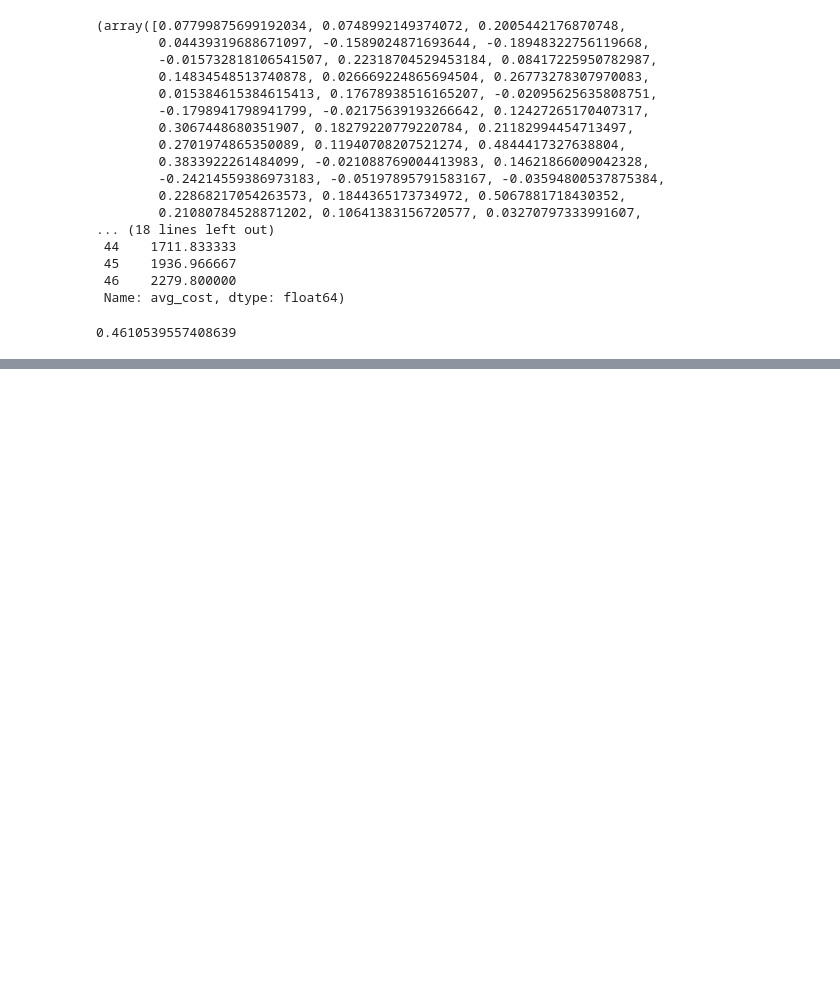
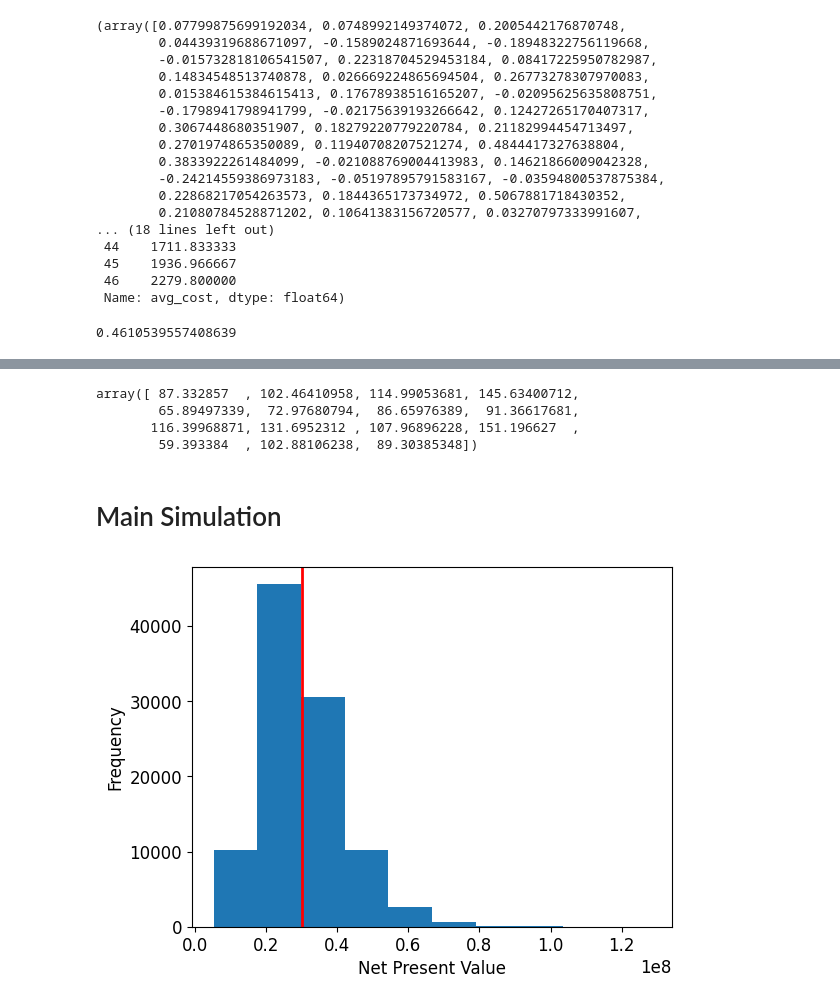
Before and after one commit to yangrchen/blue5-spring-one-homework, a Jupyter notebook: simulation/HW2/yang.ipynb, the cells around one changed output, grey strips where cells are left out. Saved outputs shown, nothing was run; the diff lists cells and outputs as text; code cells hidden in the pictures; blank space fills up the shorter version.

Commit message:
Final simulation HW2 code

```diff
--- a/simulation/HW2/yang.ipynb
+++ b/simulation/HW2/yang.ipynb
@@ -107,0 +191,3 @@ plt.show()
+# %%
+price_projections = pd.read_excel("Analysis_Data.xlsx", header=2, sheet_name="Price Projections")
+price_projections
@@ -107,0 +212,40 @@ plt.show()
+# %%
+def calculate_oil_price():
+    return np.array([rng.triangular(left=price_projections.loc[i, "Low Oil Price"], mode=price_projections.loc[i, "AEO2023 Reference"], right=price_projections.loc[i, "High Oil Price"]) for i in range(NUM_YEARS)])
+
+calculate_oil_price()
+# %% [output]
+array([ 87.332857  , 102.46410958, 114.99053681, 145.63400712,
+        65.89497339,  72.97680794,  86.65976389,  91.36617681,
+       116.39968871, 131.6952312 , 107.96896228, 151.196627  ,
+        59.393384  , 102.88106238,  89.30385348])
+# %%
+def calculate_operating_expenses(annual_production: np.ndarray, annual_revenue: np.ndarray) -> np.ndarray:
+    operating_costs = rng.normal(2.25, 0.30, size=NUM_YEARS)
+    annual_operating_expenses = operating_costs * annual_production + 0.046 * annual_revenue
+    return annual_operating_expenses
+# %% [markdown]
+# Main Simulation
+# %%
+net_present_values = []
+for i in tqdm(range(SIM_SIZE), desc="Calculating NPV"):
+    initial_cost = norm_data[i] + calculate_initial_expenses(is_dry=False)
+    annual_prod = calculate_annual_production(init_production[i], decline_rate[i])
+    oil_prices = calculate_oil_price()
+    net_revenue_interest = rng.normal(0.75, 0.02, size=NUM_YEARS)
+    annual_revenue = annual_prod * oil_prices * net_revenue_interest
+    annual_operating_expenses = calculate_operating_expenses(annual_prod, annual_revenue)
+    final_net_revenue = annual_revenue - annual_operating_expenses
+
+    net_present_value = -1 * initial_cost + npf.npv(rate=0.1, values=final_net_revenue)
+    net_present_values.append(net_present_value)
+# %%
+plt.rcParams.update({"font.size": 12})
+plt.hist(net_present_values)
+plt.axvline(x=np.mean(net_present_values), color="r", linestyle="-", linewidth=2)
+plt.xlabel("Net Present Value")
+plt.ylabel("Frequency")
+plt.subplots_adjust(left=0.15, right=0.9, top=0.9, bottom=0.15)
+plt.show()
+# %% [output]
+[figure, added]
```
Also changed, not shown: parts of 10 cells of this notebook, 1 other file.
